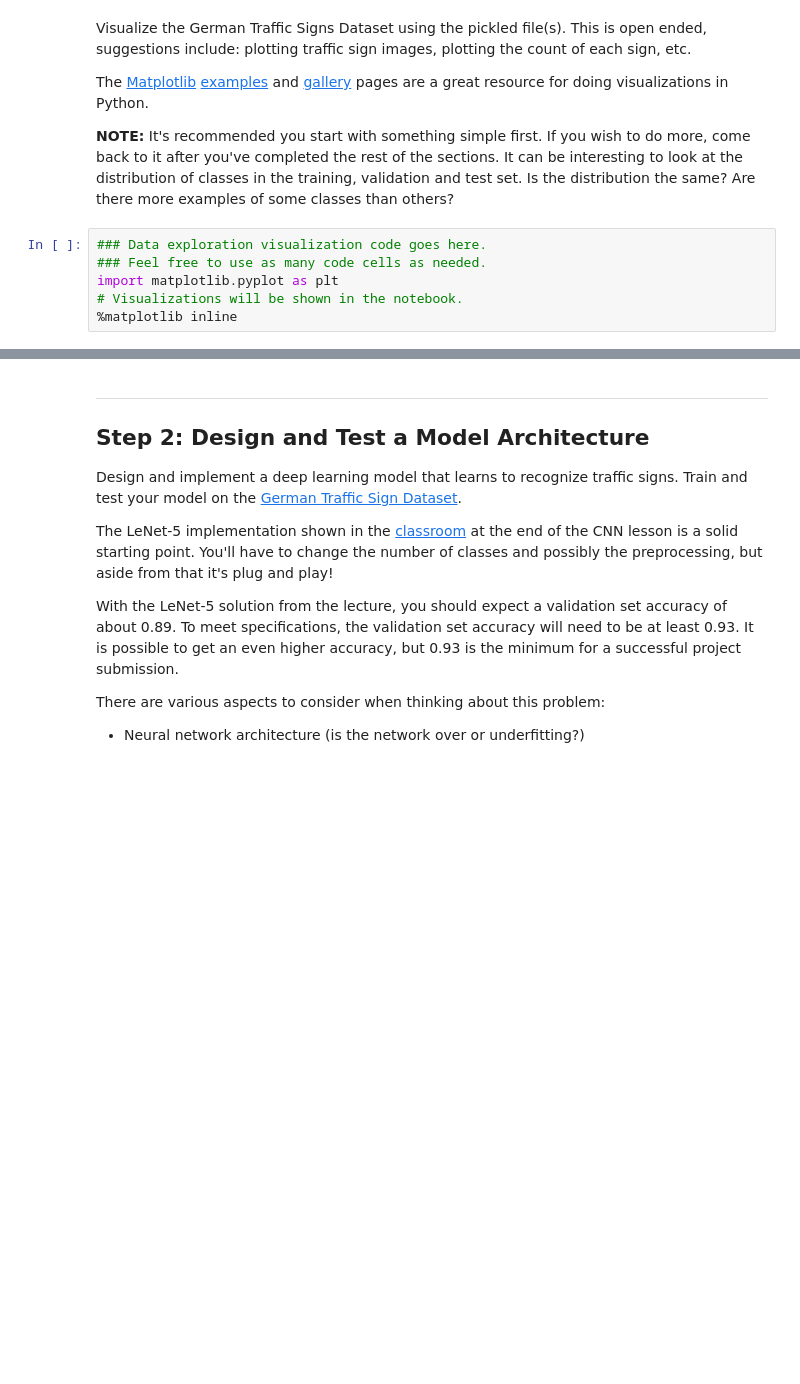
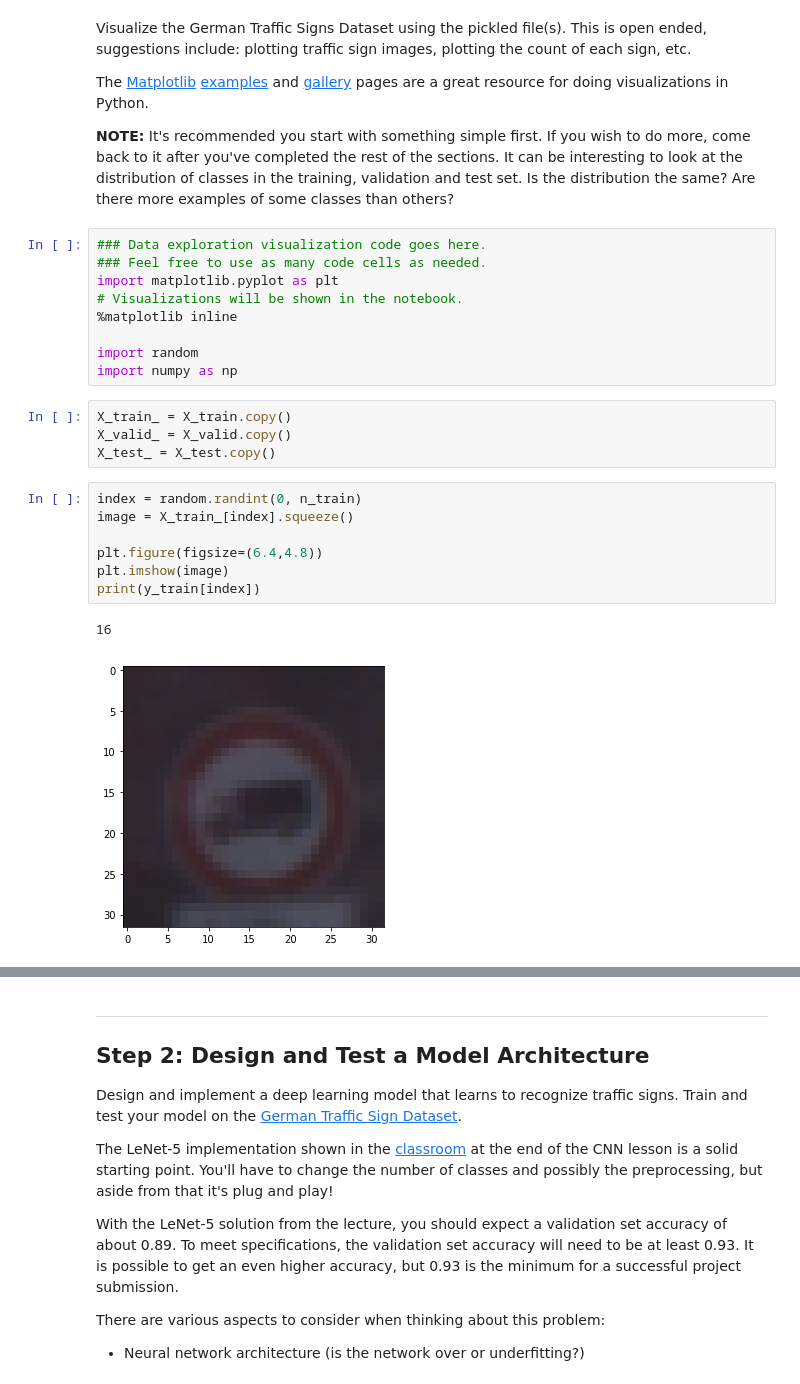
Before and after one commit to hammcin/CarND-Traffic-Sign-Classifier-Project, a Jupyter notebook: Traffic_Sign_Classifier.ipynb, the cells around one changed output, grey strips where cells are left out. Drawn from its saved outputs; the diff is of its cells as text; blank space fills up the shorter version.

Commit message:
feat: Explore dataset visually

```diff
--- a/Traffic_Sign_Classifier.ipynb
+++ b/Traffic_Sign_Classifier.ipynb
@@ -98,3 +98,20 @@ The [Matplotlib](http://matplotlib.org/) [examples](http://matplotlib.org/exampl
 import matplotlib.pyplot as plt
 # Visualizations will be shown in the notebook.
 %matplotlib inline
+
+import random
+import numpy as np
+# %%
+X_train_ = X_train.copy()
+X_valid_ = X_valid.copy()
+X_test_ = X_test.copy()
+# %%
+index = random.randint(0, n_train)
+image = X_train_[index].squeeze()
+
+plt.figure(figsize=(6.4,4.8))
+plt.imshow(image)
+print(y_train[index])
+# %% [output]
+16
+[figure, added]
```
Also changed, not shown: parts of 5 cells of this notebook, 3 other files.
